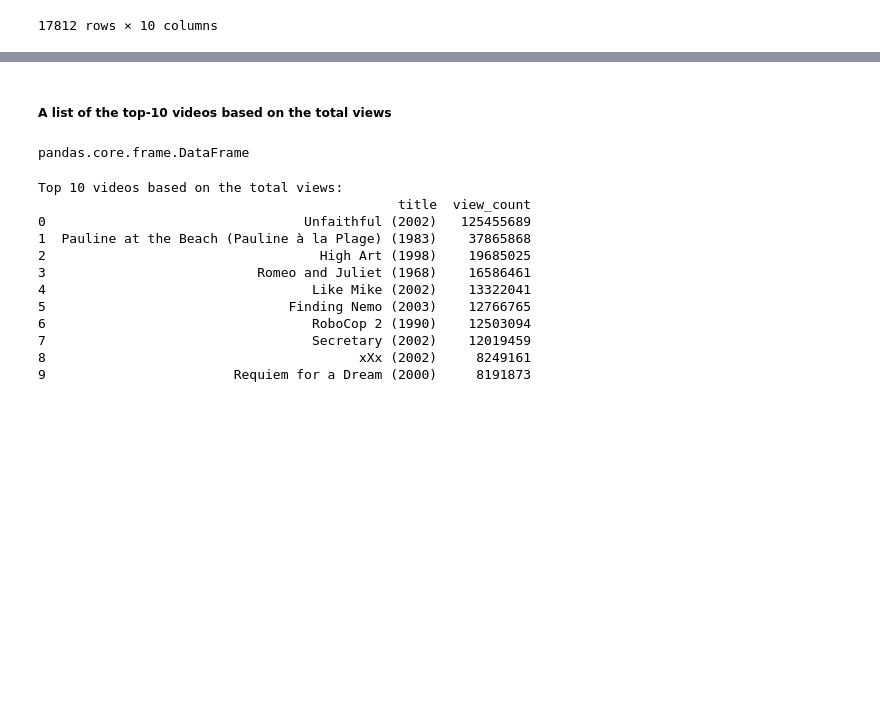
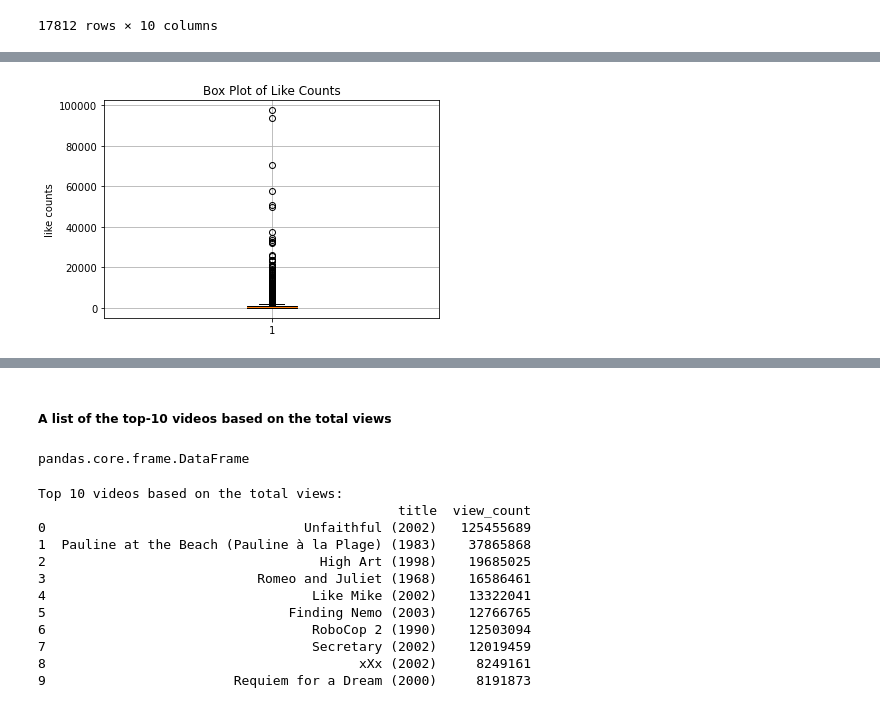
Before and after one commit to samirkhanal35/Youtube_data_analysis, a Jupyter notebook: main.ipynb, the cells around one changed output, grey strips where cells are left out. Drawn from its saved outputs; the diff is of its cells as text; code cells hidden in the pictures; blank space fills up the shorter version.

```diff
--- a/main.ipynb
+++ b/main.ipynb
@@ -49,0 +193,13 @@ df.fillna('N/A', inplace=True)
+# %%
+# Create a box plot for like counts
+plt.boxplot(df['like_count'])
+
+# Customize the plot (optional)
+plt.title('Box Plot of Like Counts')
+plt.ylabel('like counts')
+plt.grid(True)
+
+# Show the plot
+plt.show()
+# %% [output]
+[figure, added]
```
Also changed, not shown: parts of 43 cells of this notebook.
